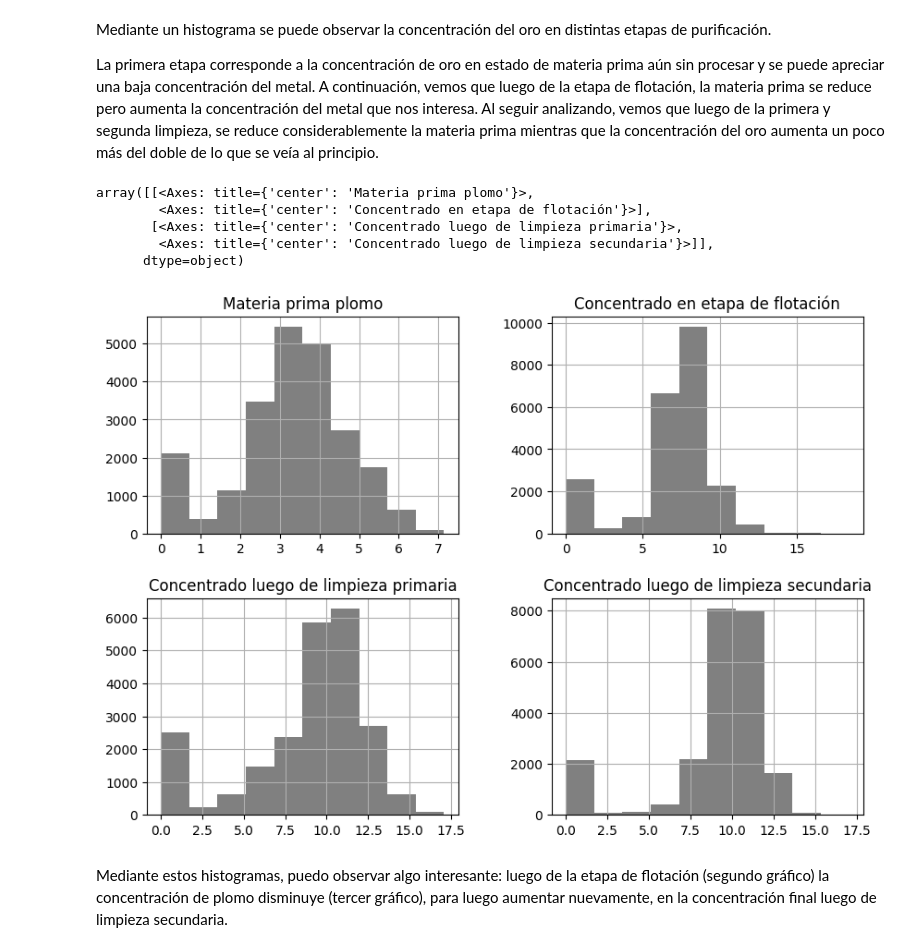
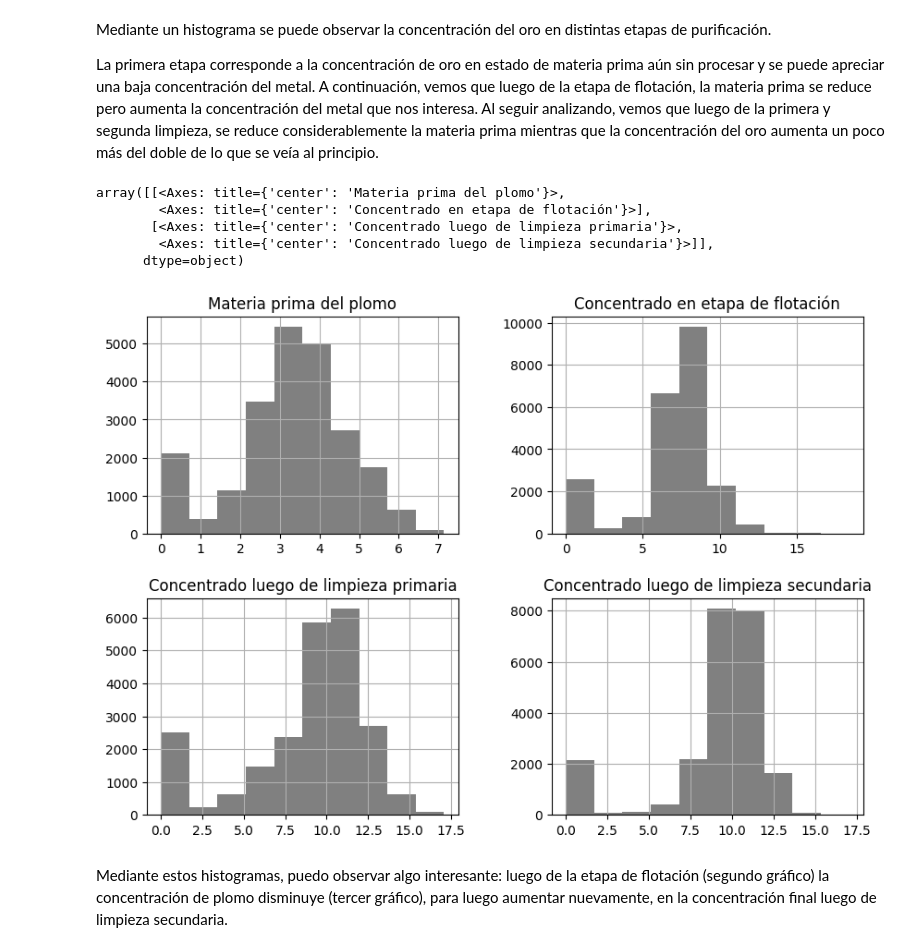
Before and after one commit to wh1tneyr/proyecto-tecnologico, a Jupyter notebook: gold.ipynb, the cells around one changed output. Cells and saved outputs as stored; diff of their text form; code cells hidden in the pictures.

```diff
--- a/gold.ipynb
+++ b/gold.ipynb
@@ -373,21 +373,21 @@ La primera etapa corresponde a la concentración de oro en estado de materia pri
 # %%
 #concentrado de plomo en todas las etapas de purificacion
 concentrate_stages_pb = pd.DataFrame({
-    'Materia prima plomo': df_full['rougher.input.feed_pb'],
+    'Materia prima del plomo': df_full['rougher.input.feed_pb'],
     'Concentrado en etapa de flotación': df_full['rougher.output.concentrate_pb'],
     'Concentrado luego de limpieza primaria': df_full['primary_cleaner.output.concentrate_pb'],
     'Concentrado luego de limpieza secundaria': df_full['final.output.concentrate_pb']
     })
 
 
 concentrate_stages_pb.hist(color='gray', figsize= [10,7])
 # %% [output]
-array([[<Axes: title={'center': 'Materia prima plomo'}>,
+array([[<Axes: title={'center': 'Materia prima del plomo'}>,
         <Axes: title={'center': 'Concentrado en etapa de flotación'}>],
        [<Axes: title={'center': 'Concentrado luego de limpieza primaria'}>,
         <Axes: title={'center': 'Concentrado luego de limpieza secundaria'}>]],
       dtype=object)
-[figure, old version]
+[figure, new version]
 # %% [markdown]
 Mediante estos histogramas, puedo observar algo interesante: luego de la etapa de flotación (segundo gráfico) la concentración de plomo disminuye (tercer gráfico), para luego aumentar nuevamente, en la concentración final luego de limpieza secundaria.
 # %%
```
Also changed, not shown: parts of 1 cell of this notebook.
